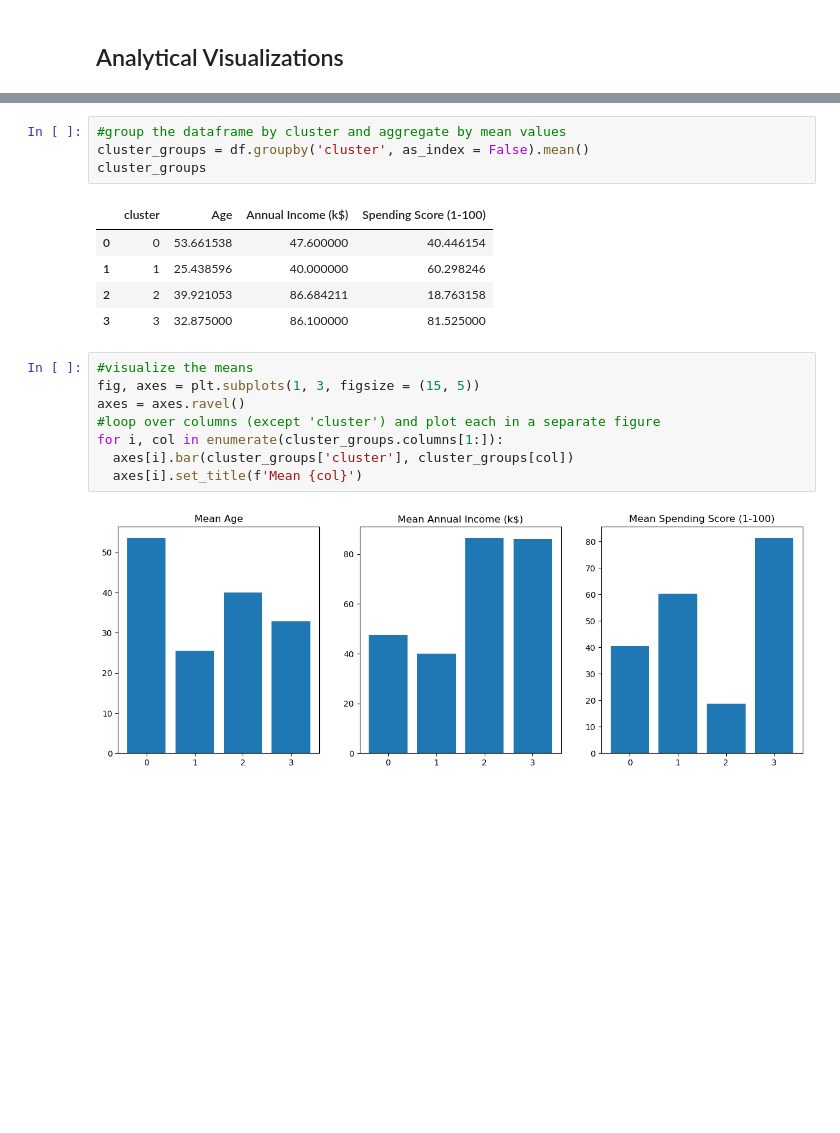
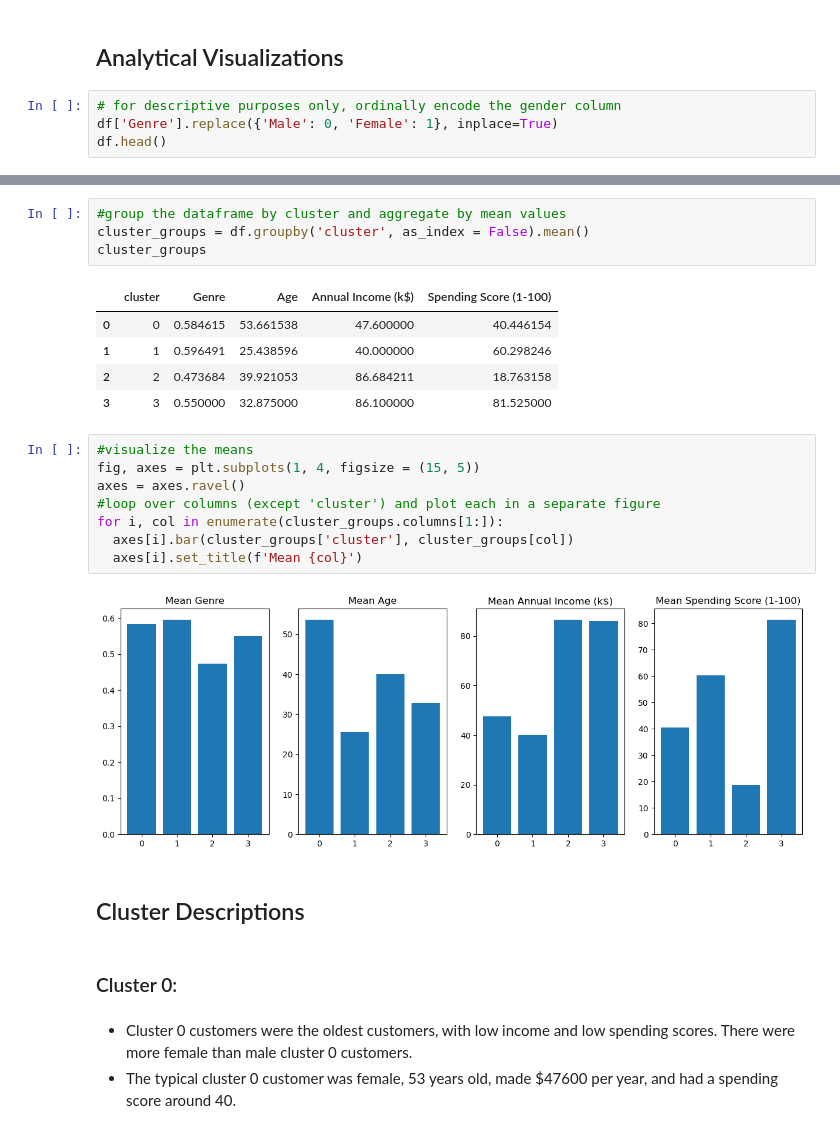
Before and after one commit to andreacohen7/Mall-Customers, a Jupyter notebook: Mall Customers.ipynb, the cells around one changed output, grey strips where cells are left out. Drawn from its saved outputs; the diff is of its cells as text; blank space fills up the shorter version.

Commit message:
Update Mall Customers.ipynb
Cluster descriptions

```diff
--- a/Mall Customers.ipynb
+++ b/Mall Customers.ipynb
@@ -238,3 +238,7 @@ df.head()
 | 5 | Female | 31 | 17 | 40 | 1 |
 # %% [markdown]
 ## Analytical Visualizations
+# %%
+# for descriptive purposes only, ordinally encode the gender column
+df['Genre'].replace({'Male': 0, 'Female': 1}, inplace=True)
+df.head()
@@ -243,18 +255,25 @@ df.head()
 cluster_groups = df.groupby('cluster', as_index = False).mean()
 cluster_groups
 # %% [output]
-|  | cluster | Age | Annual Income (k$) | Spending Score (1-100) |
-| 0 | 0 | 53.661538 | 47.600000 | 40.446154 |
-| 1 | 1 | 25.438596 | 40.000000 | 60.298246 |
-| 2 | 2 | 39.921053 | 86.684211 | 18.763158 |
-| 3 | 3 | 32.875000 | 86.100000 | 81.525000 |
+|  | cluster | Genre | Age | Annual Income (k$) | Spending Score (1-100) |
+| 0 | 0 | 0.584615 | 53.661538 | 47.600000 | 40.446154 |
+| 1 | 1 | 0.596491 | 25.438596 | 40.000000 | 60.298246 |
+| 2 | 2 | 0.473684 | 39.921053 | 86.684211 | 18.763158 |
+| 3 | 3 | 0.550000 | 32.875000 | 86.100000 | 81.525000 |
 # %%
 #visualize the means
-fig, axes = plt.subplots(1, 3, figsize = (15, 5))
+fig, axes = plt.subplots(1, 4, figsize = (15, 5))
 axes = axes.ravel()
 #loop over columns (except 'cluster') and plot each in a separate figure
 for i, col in enumerate(cluster_groups.columns[1:]):
   axes[i].bar(cluster_groups['cluster'], cluster_groups[col])
   axes[i].set_title(f'Mean {col}')
 # %% [output]
-[figure, old version]
+[figure, new version]
+# %% [markdown]
+## Cluster Descriptions
+# %% [markdown]
+### Cluster 0:
+# %% [markdown]
+- Cluster 0 customers were the oldest customers, with low income and low spending scores.  There were more female than male cluster 0 customers.
+- The typical cluster 0 customer was female, 53 years old, made $47600 per year, and had a spending score around 40.
```
Also changed, not shown: parts of 4 cells of this notebook.
